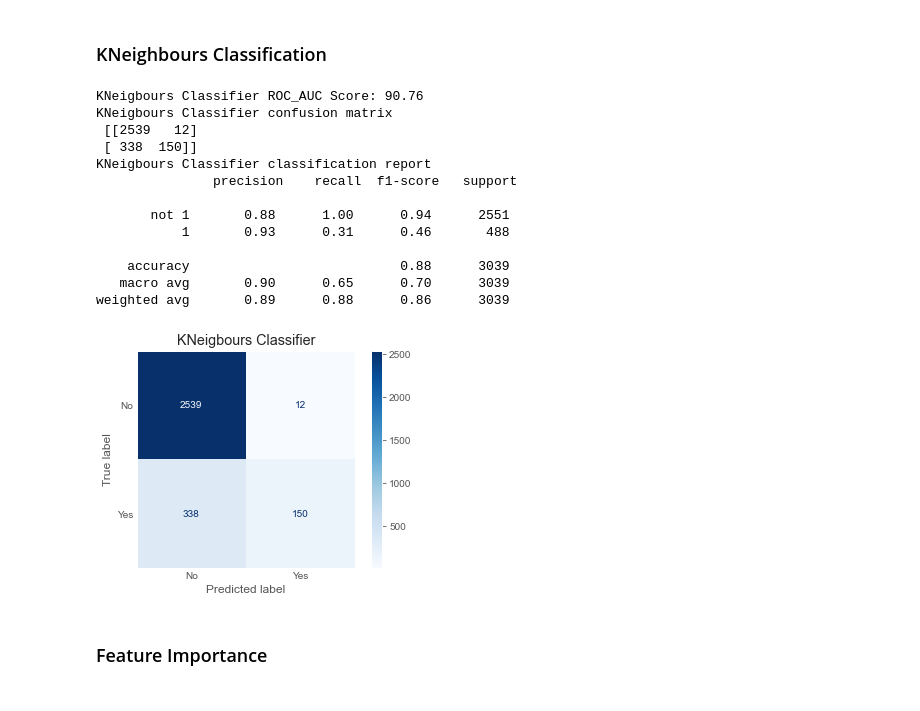
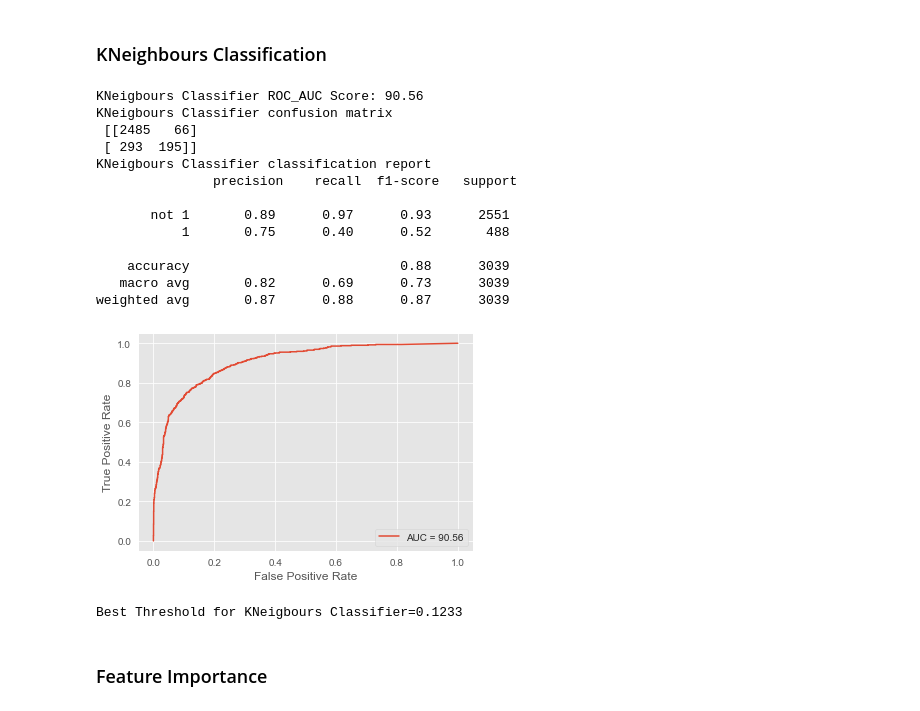
Before and after one commit to shaisid01/Data-Science, a Jupyter notebook: CapstoneProjects/Capstone 2/Notebooks/05_modeling.ipynb, the cells around one changed output. Saved outputs shown, nothing was run; the diff lists cells and outputs as text; code cells hidden in the pictures.

```diff
--- a/CapstoneProjects/Capstone 2/Notebooks/05_modeling.ipynb
+++ b/CapstoneProjects/Capstone 2/Notebooks/05_modeling.ipynb
@@ -647,13 +709,17 @@ I will use these above features on my selected models, to gain the predictive an
 * KNeighbours classification
 * XGBoost classifie
 # %%
-cols = ['Customer_Age', 'Credit_Limit', 'Total_Revolving_Bal',
+# loading only 8 above features to data frame
+'''cols = ['Customer_Age', 'Credit_Limit', 'Total_Revolving_Bal',
        'Total_Trans_Amt', 'Avg_Utilization_Ratio', 'Total_Relationship_Count',
         'Contacts_Count_12_mon','Months_Inactive_12_mon']
+        '''
+cols = ['Customer_Age', 'Credit_Limit', 'Total_Revolving_Bal',
+       'Total_Trans_Amt', 'Avg_Utilization_Ratio']
 
 X_train = pd.DataFrame(X_train,columns=cols)
 X_test = pd.DataFrame(X_test,columns=cols)
-X_train = X_train.to_numpy()
+'''X_train = X_train.to_numpy()
 y_train = y_train.to_numpy().ravel()
 X_test = X_test.to_numpy()
-y_test = y_test.to_numpy().ravel()
+y_test = y_test.to_numpy().ravel()'''
@@ -879,6 +1000,15 @@ evaluation = pd.DataFrame({'Model': [],
                           'Precision':[],
                           'F1':[],
                           'ROC_AUC':[]})
+# %%
+def calc_threshold(tpr,fpr,thresholds,clf_name):
+    idx = np.argmax(tpr - fpr)
+
+    max_thresholds = round(thresholds[idx],4)
+
+    print('Best Threshold for {0}={1}'.format(clf_name,max_thresholds))
+    roc_auc = round(metrics.auc(fpr, tpr),4)
+    return idx,roc_auc
 # %%
 def evaluate_model(estimator, X_test, y_test, name):
     y_pred = estimator.predict(X_test)
@@ -904,7 +1034,14 @@ def evaluate_model(estimator, X_test, y_test, name):
     print(name, "ROC_AUC Score: %.2f" % y_auc)
     print(name, "confusion matrix\n", y_confusion )
     print(name, "classification report\n", y_class_report )
-    make_confusion_matrix(y_test, y_pred,name)
+
+    #plot_roc(y_test,y_pred)
+    metrics.roc_curve(y_test, y_pred)
+    display = metrics.RocCurveDisplay(fpr=fpr, tpr=tpr, roc_auc=y_auc)
+    display.plot()
+    plt.show()
+
+    calc_threshold(tpr,fpr,threshold,name)
 # %% [markdown]
 ### Logistic Regression
 # %%
@@ -927,9 +1065,13 @@ weighted avg       0.85      0.76      0.79      3039
 # %% [markdown]
 ### Feature Importance
 # %%
-cols = ['Customer_Age', 'Credit_Limit', 'Total_Revolving_Bal',
+'''cols = ['Customer_Age', 'Credit_Limit', 'Total_Revolving_Bal',
        'Total_Trans_Amt', 'Avg_Utilization_Ratio', 'Total_Relationship_Count',
         'Contacts_Count_12_mon','Months_Inactive_12_mon']
+'''
+
+cols = ['Customer_Age', 'Credit_Limit', 'Total_Revolving_Bal',
+       'Total_Trans_Amt', 'Avg_Utilization_Ratio']
 
 X_train = pd.DataFrame(X_train,columns=cols)
 X_test = pd.DataFrame(X_test,columns=cols)
@@ -975,22 +1118,23 @@ plt.show()
 # %% [markdown]
 ### KNeighbours Classification
 # %%
-evaluate_model(knn_best_estimator,X_test.values,y_test, 'KNeigbours Classifier')
+evaluate_model(knn_best_estimator,X_test,y_test, 'KNeigbours Classifier')
 # %% [output]
-KNeigbours Classifier ROC_AUC Score: 90.76
+KNeigbours Classifier ROC_AUC Score: 90.56
 KNeigbours Classifier confusion matrix
- [[2539   12]
- [ 338  150]]
+ [[2485   66]
+ [ 293  195]]
 KNeigbours Classifier classification report
                precision    recall  f1-score   support
 
-       not 1       0.88      1.00      0.94      2551
-           1       0.93      0.31      0.46       488
+       not 1       0.89      0.97      0.93      2551
+           1       0.75      0.40      0.52       488
 
     accuracy                           0.88      3039
-   macro avg       0.90      0.65      0.70      3039
-weighted avg       0.89      0.88      0.86      3039
+   macro avg       0.82      0.69      0.73      3039
+weighted avg       0.87      0.88      0.87      3039
-[figure, old version]
+[figure, new version]
+Best Threshold for KNeigbours Classifier=0.1233
 # %% [markdown]
 ### Feature Importance
 # %% [markdown]
```
Also changed, not shown: parts of 72 cells of this notebook.
